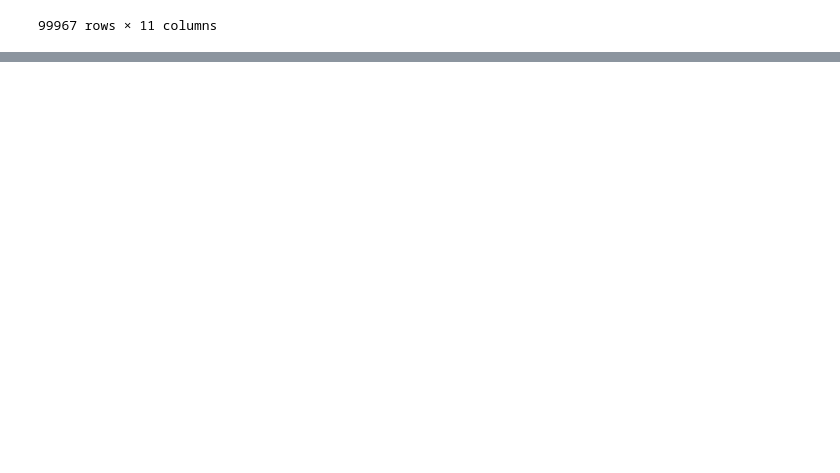
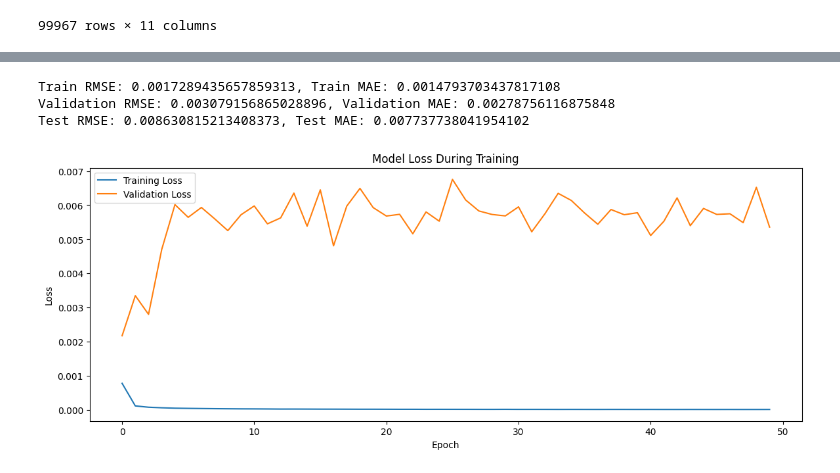
Before and after one commit to vikram-available/Trading-algo, a Jupyter notebook: LSTM.ipynb, the cells around one changed output, grey strips where cells are left out. Drawn from its saved outputs; the diff is of its cells as text; code cells hidden in the pictures; blank space fills up the shorter version.

```diff
--- a/LSTM.ipynb
+++ b/LSTM.ipynb
@@ -206,0 +208,32 @@ Epoch 50/50
+# %%
+from sklearn.metrics import mean_squared_error, mean_absolute_error
+
+# Now you can use mean_squared_error and mean_absolute_error
+train_rmse = np.sqrt(mean_squared_error(y_train_inv, train_predict))
+train_mae = mean_absolute_error(y_train_inv, train_predict)
+
+val_rmse = np.sqrt(mean_squared_error(y_val_inv, val_predict))
+val_mae = mean_absolute_error(y_val_inv, val_predict)
+
+test_rmse = np.sqrt(mean_squared_error(y_test_inv, test_predict))
+test_mae = mean_absolute_error(y_test_inv, test_predict)
+
+print(f'Train RMSE: {train_rmse}, Train MAE: {train_mae}')
+print(f'Validation RMSE: {val_rmse}, Validation MAE: {val_mae}')
+print(f'Test RMSE: {test_rmse}, Test MAE: {test_mae}')
+# %% [output]
+Train RMSE: 0.0017289435657859313, Train MAE: 0.0014793703437817108
+Validation RMSE: 0.003079156865028896, Validation MAE: 0.00278756116875848
+Test RMSE: 0.008630815213408373, Test MAE: 0.007737738041954102
+# %%
+# 14. Plot training and validation loss
+plt.figure(figsize=(14, 5))
+plt.plot(history.history['loss'], label='Training Loss')
+plt.plot(history.history['val_loss'], label='Validation Loss')
+plt.title('Model Loss During Training')
+plt.xlabel('Epoch')
+plt.ylabel('Loss')
+plt.legend()
+plt.show()
+# %% [output]
+[figure, added]
```
Also changed, not shown: parts of 12 cells of this notebook.
